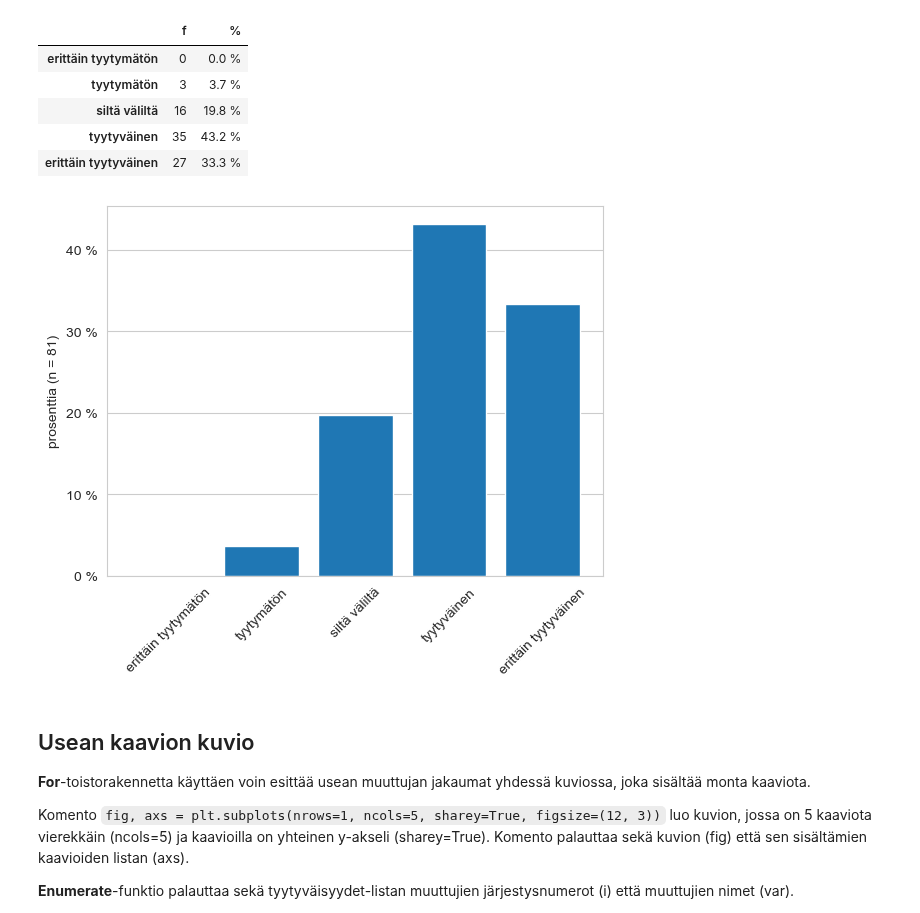
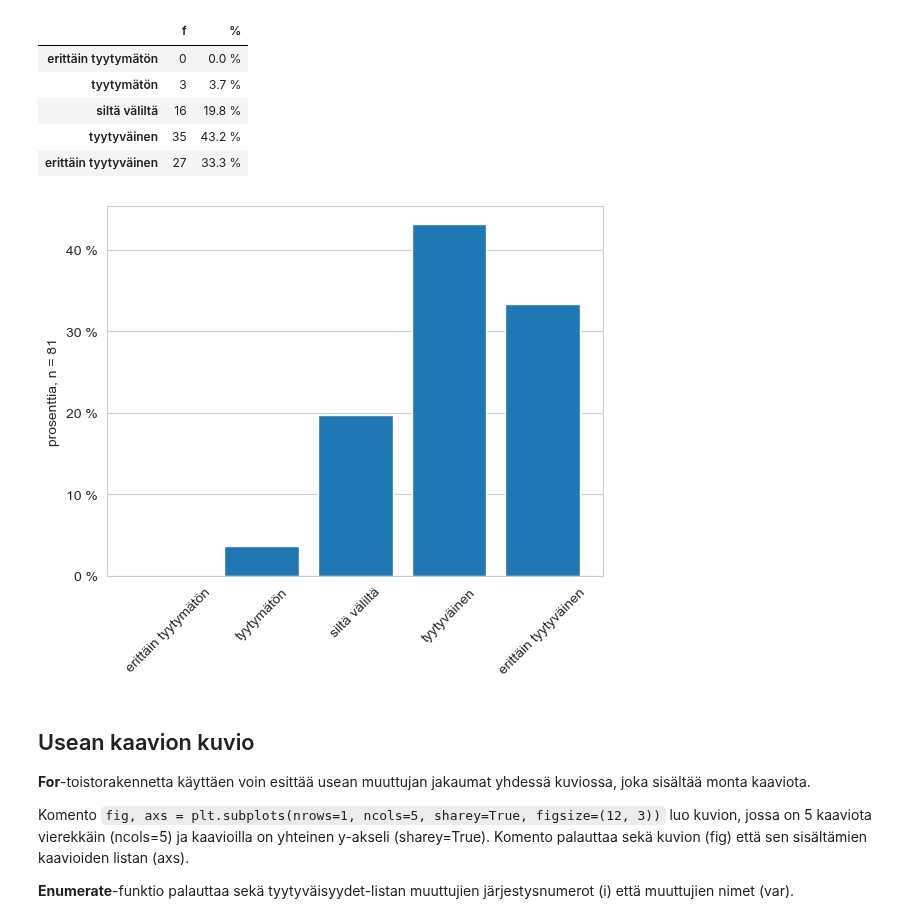
Before and after one commit to taanila/kuvaileva, a Jupyter notebook: kuvaileva.ipynb, the cells around one changed output. Cells and saved outputs as stored; diff of their text form; code cells hidden in the pictures.

```diff
--- a/kuvaileva.ipynb
+++ b/kuvaileva.ipynb
@@ -177,13 +177,13 @@ df4.style.format(format)
 # %%
 # Kaavio frekvenssitaulukon prosenteista
 
 df4['%'].plot.bar(width=0.8, rot=45)
 
-plt.ylabel(f'prosenttia (n = {df4["f"].sum()})')
+plt.ylabel(f'prosenttia, n = {df4["f"].sum()}')
 plt.gca().yaxis.set_major_formatter(ticks)
 plt.grid(axis='x')
 # %% [output]
-[figure, old version]
+[figure, new version]
 # %% [markdown]
 ## Usean kaavion kuvio
 
```
Also changed, not shown: parts of 9 cells of this notebook.
